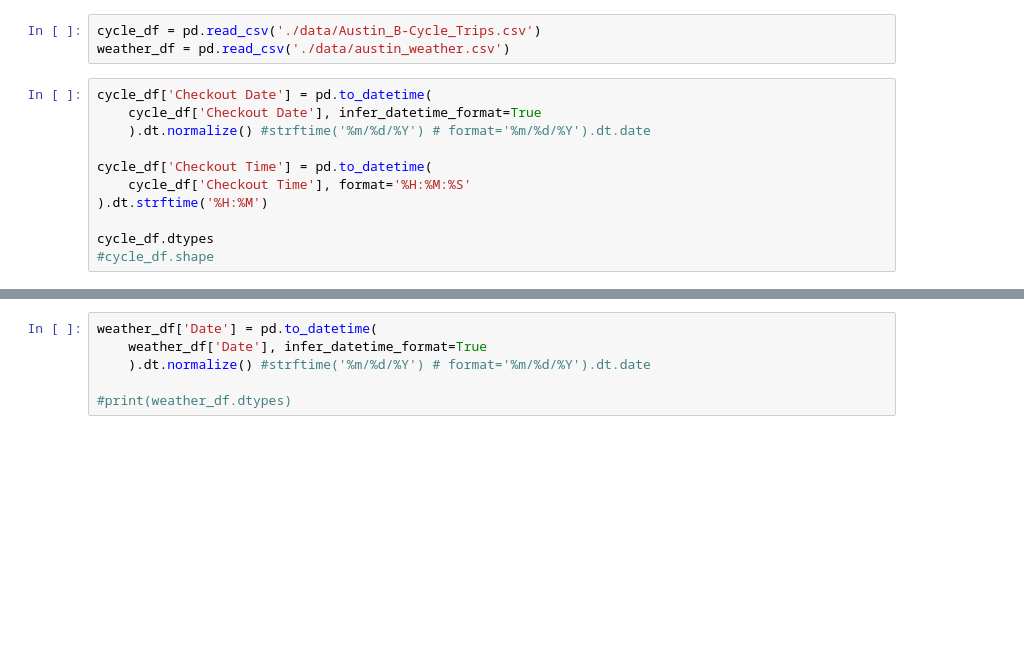
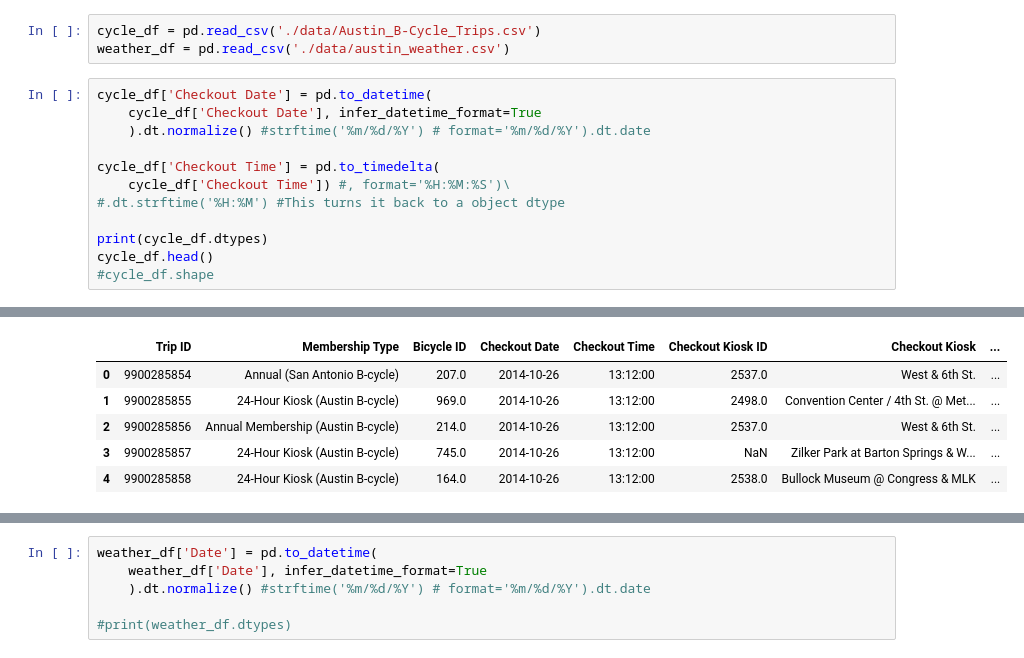
Before and after one commit to danny305/Austin-bike-project, a Jupyter notebook: danny_data_exploration.ipynb, the cells around one changed output, grey strips where cells are left out. Drawn from its saved outputs; the diff is of its cells as text; blank space fills up the shorter version.

```diff
--- a/danny_data_exploration.ipynb
+++ b/danny_data_exploration.ipynb
@@ -28,10 +28,11 @@ cycle_df['Checkout Date'] = pd.to_datetime(
     cycle_df['Checkout Date'], infer_datetime_format=True
     ).dt.normalize() #strftime('%m/%d/%Y') # format='%m/%d/%Y').dt.date
 
-cycle_df['Checkout Time'] = pd.to_datetime(
-    cycle_df['Checkout Time'], format='%H:%M:%S'
-).dt.strftime('%H:%M')
+cycle_df['Checkout Time'] = pd.to_timedelta(
+    cycle_df['Checkout Time']) #, format='%H:%M:%S')\
+#.dt.strftime('%H:%M') #This turns it back to a object dtype
 
-cycle_df.dtypes
+print(cycle_df.dtypes)
+cycle_df.head()
 #cycle_df.shape
 # %% [output]
@@ -51 +51,7 @@ Checkout WeekDay                 object
 dtype: object
+|  | Trip ID | Membership Type | Bicycle ID | Checkout Date | Checkout Time | Checkout Kiosk ID | Checkout Kiosk | ... |
+| 0 | 9900285854 | Annual (San Antonio B-cycle) | 207.0 | 2014-10-26 | 13:12:00 | 2537.0 | West & 6th St. | ... |
+| 1 | 9900285855 | 24-Hour Kiosk (Austin B-cycle) | 969.0 | 2014-10-26 | 13:12:00 | 2498.0 | Convention Center / 4th St. @ Met... | ... |
+| 2 | 9900285856 | Annual Membership (Austin B-cycle) | 214.0 | 2014-10-26 | 13:12:00 | 2537.0 | West & 6th St. | ... |
+| 3 | 9900285857 | 24-Hour Kiosk (Austin B-cycle) | 745.0 | 2014-10-26 | 13:12:00 | NaN | Zilker Park at Barton Springs & W... | ... |
+| 4 | 9900285858 | 24-Hour Kiosk (Austin B-cycle) | 164.0 | 2014-10-26 | 13:12:00 | 2538.0 | Bullock Museum @ Congress & MLK | ... |
```
Also changed, not shown: parts of 9 cells of this notebook, 1 other file.
